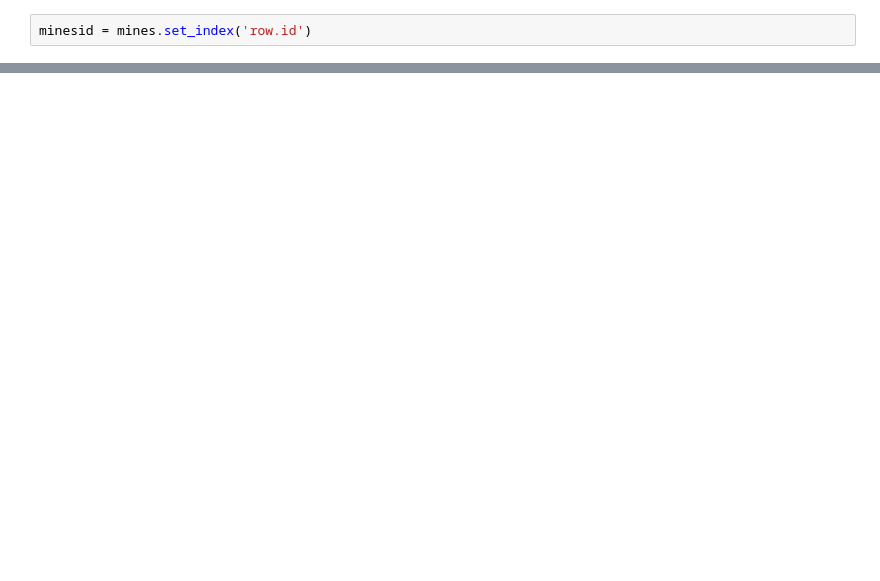
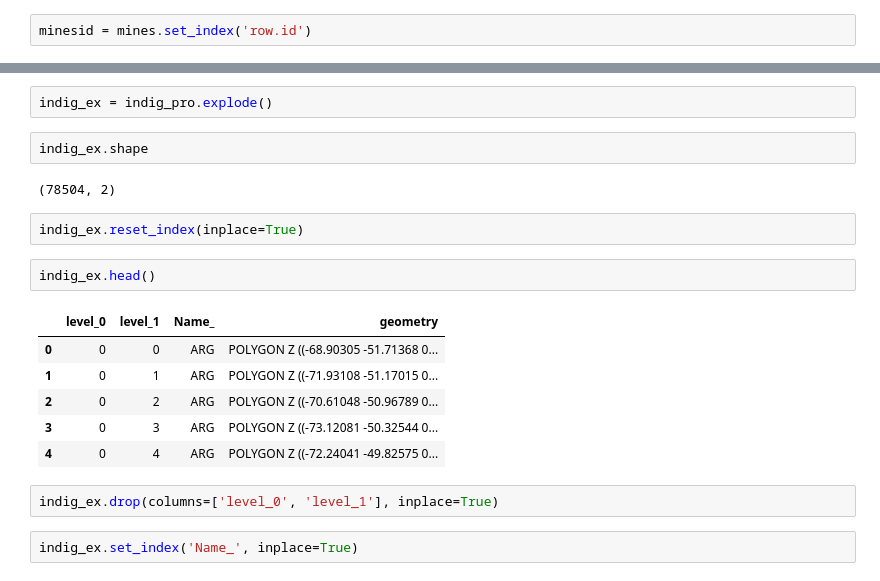
Before and after one commit to cbenitezavila/DCRM, a Jupyter notebook: footprint.ipynb, the cells around one changed output, grey strips where cells are left out. Drawn from its saved outputs; the diff is of its cells as text; blank space fills up the shorter version.

```diff
--- a/footprint.ipynb
+++ b/footprint.ipynb
@@ -71,0 +156,21 @@ def footprinting(mland, iland, buffer=False, *args):
+# %%
+indig_ex = indig_pro.explode()
+# %%
+indig_ex.shape
+# %% [output]
+(78504, 2)
+# %%
+indig_ex.reset_index(inplace=True)
+# %%
+indig_ex.head()
+# %% [output]
+|  | level_0 | level_1 | Name_ | geometry |
+| 0 | 0 | 0 | ARG | POLYGON Z ((-68.90305 -51.71368 0... |
+| 1 | 0 | 1 | ARG | POLYGON Z ((-71.93108 -51.17015 0... |
+| 2 | 0 | 2 | ARG | POLYGON Z ((-70.61048 -50.96789 0... |
+| 3 | 0 | 3 | ARG | POLYGON Z ((-73.12081 -50.32544 0... |
+| 4 | 0 | 4 | ARG | POLYGON Z ((-72.24041 -49.82575 0... |
+# %%
+indig_ex.drop(columns=['level_0', 'level_1'], inplace=True)
+# %%
+indig_ex.set_index('Name_', inplace=True)
```
Also changed, not shown: parts of 22 cells of this notebook.
